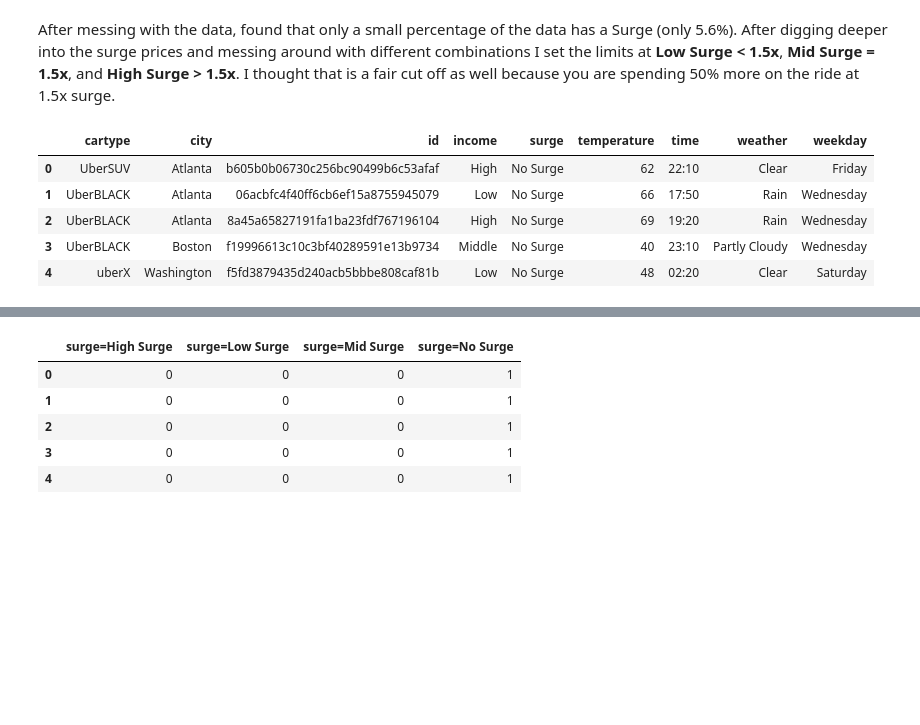
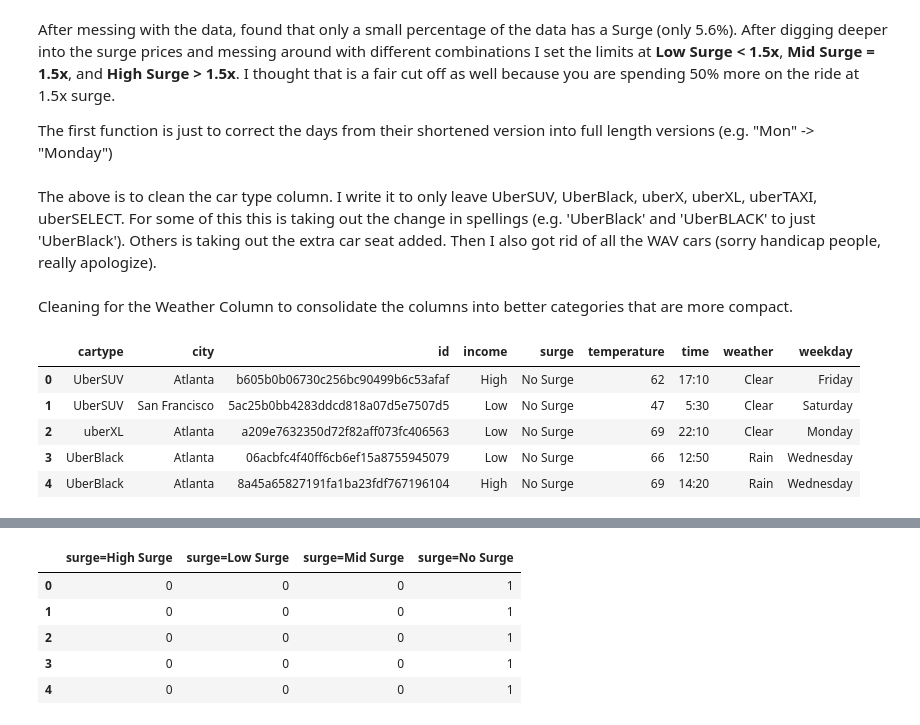
Before and after one commit to sumsum14/Uber-Data-Project, a Jupyter notebook: Peter_model.ipynb, the cells around one changed output, grey strips where cells are left out. Saved outputs shown, nothing was run; the diff lists cells and outputs as text; code cells hidden in the pictures; blank space fills up the shorter version.

Commit message:
Updated after Meeting on Monday

```diff
--- a/Peter_model.ipynb
+++ b/Peter_model.ipynb
@@ -21,7 +22,7 @@ from sklearn.grid_search import GridSearchCV
 from sklearn.feature_extraction import DictVectorizer
 from sklearn.linear_model import LogisticRegression
 # %%
-df=pd.read_csv("output.csv")
+df=pd.read_csv("output2.csv")
 df.head()
 # %% [output]
 |  | time | city | income | state | product | _id | temp | surge | weather |
@@ -67,3 +68,5 @@ def surge_check(surge):
         return "Low Surge"
 # %% [markdown]
 After messing with the data, found that only a small percentage of the data has a Surge (only 5.6%). After digging deeper into the surge prices and messing around with different combinations I set the limits at **Low Surge < 1.5x**, **Mid Surge = 1.5x**, and **High Surge > 1.5x**. I thought that is a fair cut off as well because you are spending 50% more on the ride at 1.5x surge.
+
+The first function is just to correct the days from their shortened version into full length versions (e.g. "Mon" -> "Monday")
@@ -70,11 +88,34 @@ After messing with the data, found that only a small percentage of the data has
+# %%
+# Remove the extra rows from the dataframe
+remove = ['uberWAV', 'WAV', 'uberFAMILY', 'ASSIST', 'Yellow WAV']
+remove_mask = [i not in remove for i in df['product']]
+df =df[remove_mask]
+df.reset_index(inplace=True, drop = True)
+# %% [markdown]
+The above is to clean the car type column. I write it to only leave UberSUV, UberBlack, uberX, uberXL, uberTAXI, uberSELECT. For some of this this is taking out the change in spellings (e.g. 'UberBlack' and 'UberBLACK' to just 'UberBlack'). Others is taking out the extra car seat added. Then I also got rid of all the WAV cars (sorry handicap people, really apologize).
 # %%
 # Code to extract Weekdays and time of day from given dataframe
 time_list = [df.time[index].split(' ') for index in df.index]
 weekday_list = []
 hour_list = []
 for row in range(len(time_list)):
+
+    #Cleaning the time column from the queried data set
     time_list[row].remove('GMT')
     time_list[row][0] = time_list[row][0].replace(',','')
     time_list[row][0] = day_fix(time_list[row][0])
+    hour = int(time_list[row][4][0:2])
+
+    # fix the time change
+    if df.loc[row,'city'] == 'San Francisco':
+        hour = hour - 8
+    else:
+        hour = hour - 5
+    if hour < 0 :
+        hour = 24 + hour
+
+    # Append the Weekday to a list to be put into the dataframe
     weekday_list.append(time_list[row][0])
-    hour_list.append(time_list[row][4][0:2] + ':' + min_fix(time_list[row][4][3:5]) )
+
+    # call the min_fix function above and create the hours in 10 minute intervals
+    hour_list.append( str(hour) + ':' + min_fix(time_list[row][4][3:5]) )
@@ -98,17 +128,34 @@ for index in df.index:
+# %%
+# Cleaning the Weather Column
+for row in range(len(df)):
+    if df.loc[row,'weather'] == 'Light Rain':
+        df.loc[row,'weather'] = 'Rain'
+    elif df.loc[row,'weather'] == 'Scattered Clouds':
+        df.loc[row,'weather'] = 'Cloudy'
+    elif df.loc[row,'weather'] == 'Mostly Cloudy':
+        df.loc[row,'weather'] = 'Cloudy'
+    elif df.loc[row,'weather'] == 'Partly Cloudy':
+        df.loc[row,'weather'] = 'Cloudy'
+    elif df.loc[row,'weather'] == 'Overcast':
+        df.loc[row,'weather'] = 'Clear'
+# %% [markdown]
+Cleaning for the Weather Column to consolidate the columns into better categories that are more compact.
 # %%
 # Create Final Dataframe for use
+dict_final = {}
 dict_final = {'id': df._id, 'surge': surge_list , 'temperature': temperature_list, 'weather': df.weather,
              'cartype': df['product'], 'city': df.city, 'income': df.income, 'weekday': weekday_list,
               'time': hour_list}
 df_final = pd.DataFrame(dict_final)
+df_final.reset_index(inplace=True, drop = True)
 df_final.head()
 # %% [output]
 |  | cartype | city | id | income | surge | temperature | time | weather | weekday |
-| 0 | UberSUV | Atlanta | b605b0b06730c256bc90499b6c53afaf | High | No Surge | 62 | 22:10 | Clear | Friday |
-| 1 | UberBLACK | Atlanta | 06acbfc4f40ff6cb6ef15a8755945079 | Low | No Surge | 66 | 17:50 | Rain | Wednesday |
-| 2 | UberBLACK | Atlanta | 8a45a65827191fa1ba23fdf767196104 | High | No Surge | 69 | 19:20 | Rain | Wednesday |
-| 3 | UberBLACK | Boston | f19996613c10c3bf40289591e13b9734 | Middle | No Surge | 40 | 23:10 | Partly Cloudy | Wednesday |
-| 4 | uberX | Washington | f5fd3879435d240acb5bbbe808caf81b | Low | No Surge | 48 | 02:20 | Clear | Saturday |
+| 0 | UberSUV | Atlanta | b605b0b06730c256bc90499b6c53afaf | High | No Surge | 62 | 17:10 | Clear | Friday |
+| 1 | UberSUV | San Francisco | 5ac25b0bb4283ddcd818a07d5e7507d5 | Low | No Surge | 47 | 5:30 | Clear | Saturday |
+| 2 | uberXL | Atlanta | a209e7632350d72f82aff073fc406563 | Low | No Surge | 69 | 22:10 | Clear | Monday |
+| 3 | UberBlack | Atlanta | 06acbfc4f40ff6cb6ef15a8755945079 | Low | No Surge | 66 | 12:50 | Rain | Wednesday |
+| 4 | UberBlack | Atlanta | 8a45a65827191fa1ba23fdf767196104 | High | No Surge | 69 | 14:20 | Rain | Wednesday |
 # %%
 # Code to test No Surge vs Low Surge vs. High Surge
 
```
Also changed, not shown: parts of 42 cells of this notebook.
